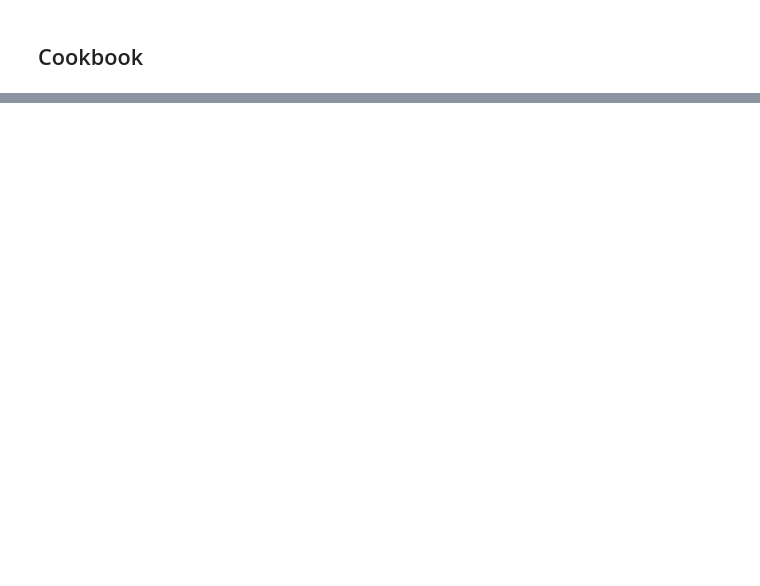
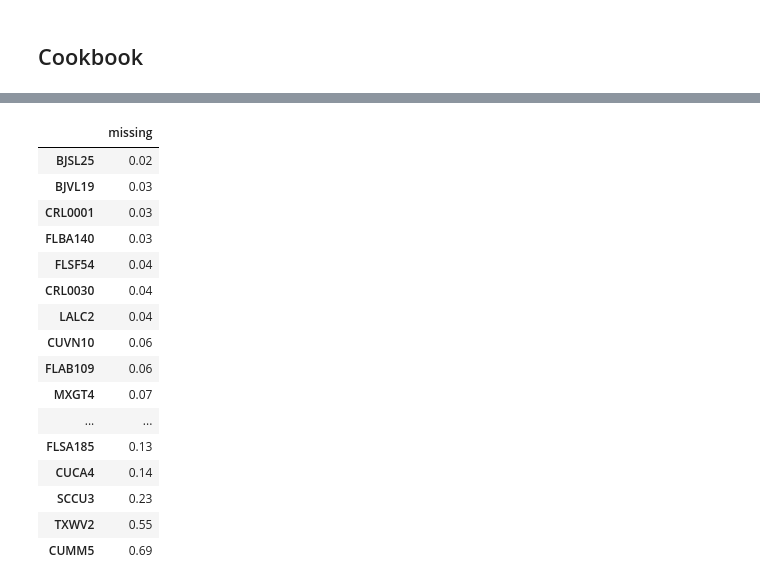
Before and after one commit to dereneaton/ipyrad, a Jupyter notebook: newdocs/cookbook/cookbook-pca.ipynb, the cells around one changed output, grey strips where cells are left out. Drawn from its saved outputs; the diff is of its cells as text; code cells hidden in the pictures; blank space fills up the shorter version.

```diff
--- a/newdocs/cookbook/cookbook-pca.ipynb
+++ b/newdocs/cookbook/cookbook-pca.ipynb
@@ -39,13 +45,5 @@ imap = {
     "oleo": ["CRL0030", "HNDA09", "BZBB1", "MXSA3017", "CRL0001"],
 }
 
-# minimum n samples that must be present in each SNP from each group
-minmap = {
-    "virg": 3,
-    "mini": 2,
-    "gemi": 2,
-    "bran": 2,
-    "fusi": 2,
-    "sagr": 2,
-    "oleo": 3,
-}
+# require that 50% of samples have data in each group
+minmap = {i: 0.5 for i in imap}
@@ -140,0 +157,10 @@ Subsampling SNPs: 30621/241622
+# %%
+# kmeans imputation
+kmeans_imputation = ipa.pca(
+    data=data,
+    imap=imap,
+    minmap=minmap,
+    mincov=0.5,
+    impute_method=7,
+)
+kmeans_imputation.run_and_plot_2D(0, 2, seed=123);
@@ -140,0 +189,8 @@ Subsampling SNPs: 30621/241622
+# %%
+import toyplot.pdf
+
+# save returned values of the plot command
+canvas, axes, mark = kmeans_imputation.run_and_plot_2D(0, 2, seed=123)
+
+# pass the canvas object to render function
+toyplot.pdf.render(canvas, "PCA-kmeans-7.pdf")
@@ -140,0 +203,21 @@ Subsampling SNPs: 30621/241622
+# %%
+# .missing is a pandas DataFrame
+kmeans_imputation.missing.sort_values(by="missing")
+# %% [output]
+|  | missing |
+| BJSL25 | 0.02 |
+| BJVL19 | 0.03 |
+| CRL0001 | 0.03 |
+| FLBA140 | 0.03 |
+| FLSF54 | 0.04 |
+| CRL0030 | 0.04 |
+| LALC2 | 0.04 |
+| CUVN10 | 0.06 |
+| FLAB109 | 0.06 |
+| MXGT4 | 0.07 |
+| ... | ... |
+| FLSA185 | 0.13 |
+| CUCA4 | 0.14 |
+| SCCU3 | 0.23 |
+| TXWV2 | 0.55 |
+| CUMM5 | 0.69 |
```
Also changed, not shown: parts of 22 cells of this notebook.
